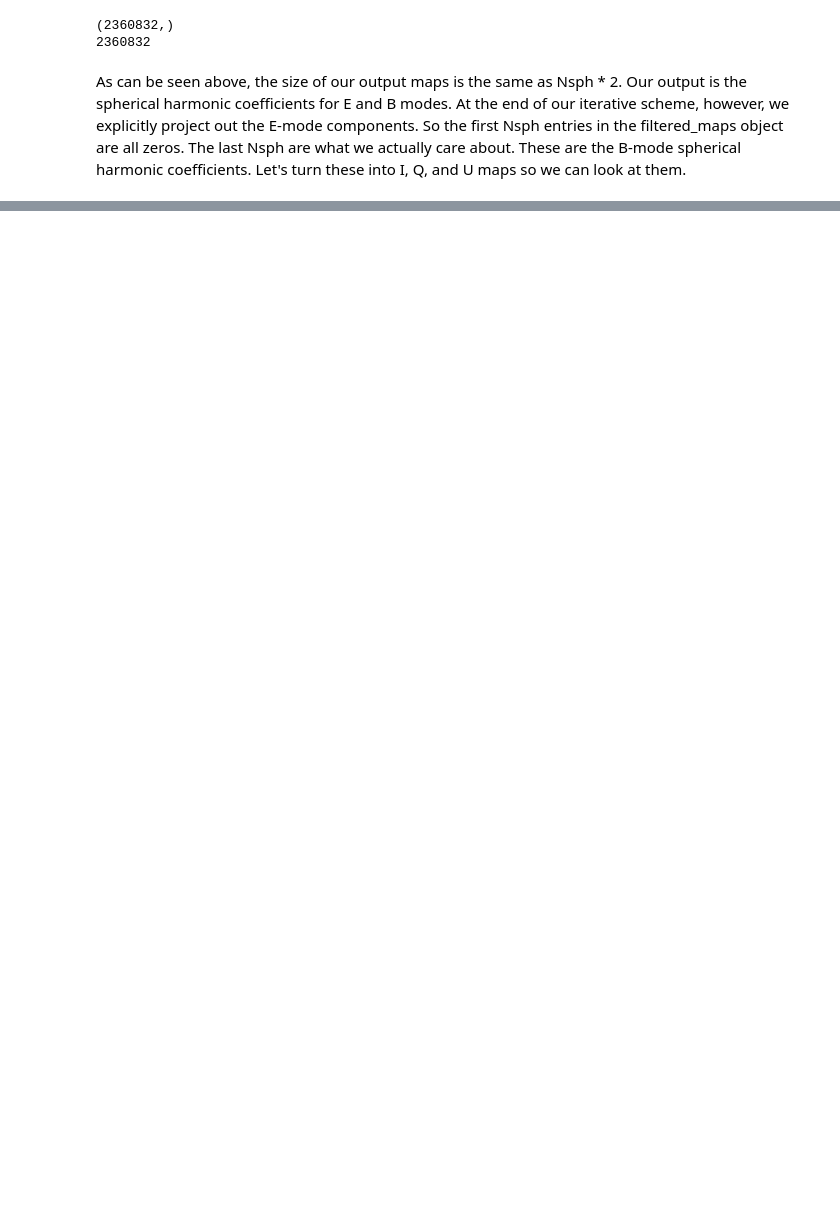
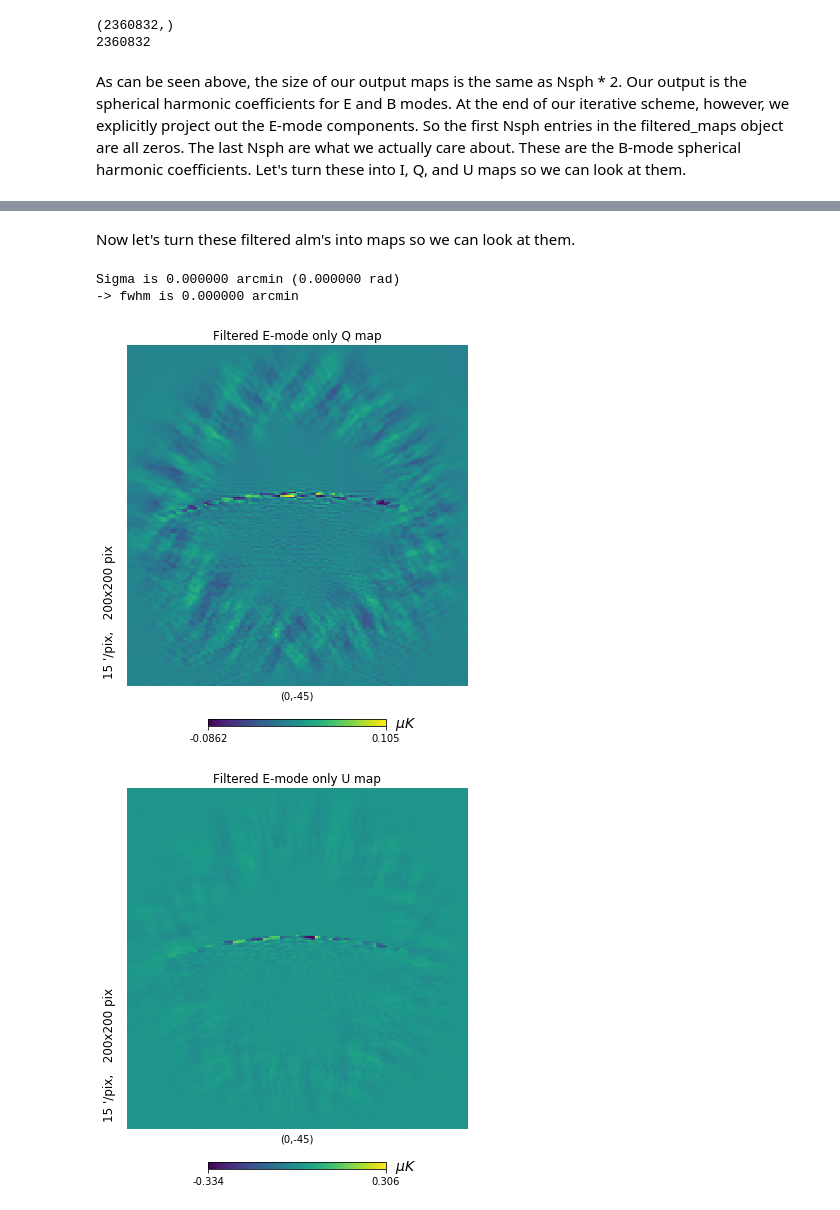
Before and after one commit to michaelray1/messenger_method, a Jupyter notebook: Mod_mess Demonstration.ipynb, the cells around one changed output, grey strips where cells are left out. Cells and saved outputs as stored; diff of their text form; code cells hidden in the pictures; blank space fills up the shorter version.

```diff
--- a/Mod_mess Demonstration.ipynb
+++ b/Mod_mess Demonstration.ipynb
@@ -162,0 +204,5 @@ NameError: name 'out_balms' is not defined
+# %%
+start_time = time.clock()
+out_ealms = mmwf.filter_map_pureB(data = emaps)
+computation_time = time.clock() - start_time
+print("Computation time (seconds) = ", computation_time)
@@ -162,0 +227,14 @@ NameError: name 'out_balms' is not defined
+# %% [markdown]
+Now let's turn these filtered alm's into maps so we can look at them.
+# %%
+ealms = np.array([np.zeros(Nsph), out_ealms[:Nsph], out_ealms[Nsph:]])
+filtered_emaps = hp.alm2map(ealms, nside=Nside, lmax=Ellmax, pol=True)
+# %% [output]
+Sigma is 0.000000 arcmin (0.000000 rad)
+-> fwhm is 0.000000 arcmin
+# %%
+hp.gnomview(filtered_emaps[1,:], title='Filtered E-mode only Q map', unit = '$\mu K$', reso=15, rot=(0, -45))
+hp.gnomview(filtered_emaps[2,:], title='Filtered E-mode only U map', unit = '$\mu K$', reso=15, rot=(0, -45))
+# %% [output]
+[figure, added]
+[figure, added]
```
Also changed, not shown: parts of 13 cells of this notebook.
